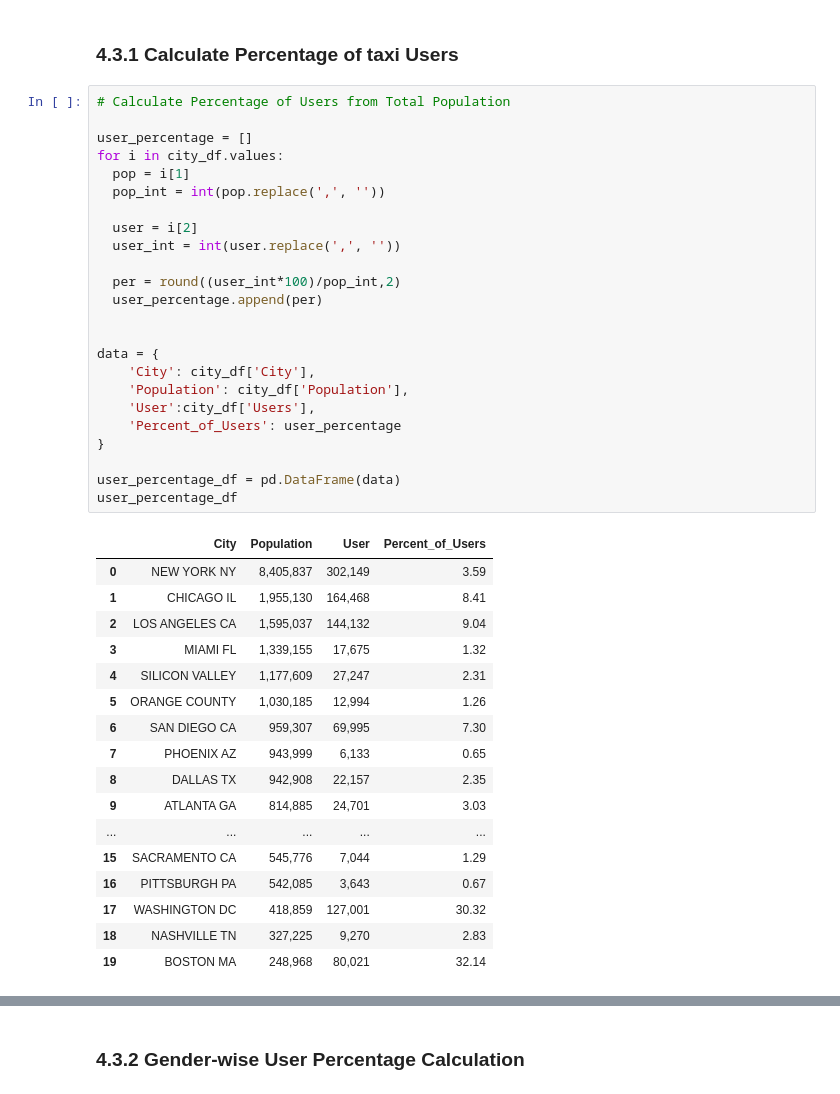
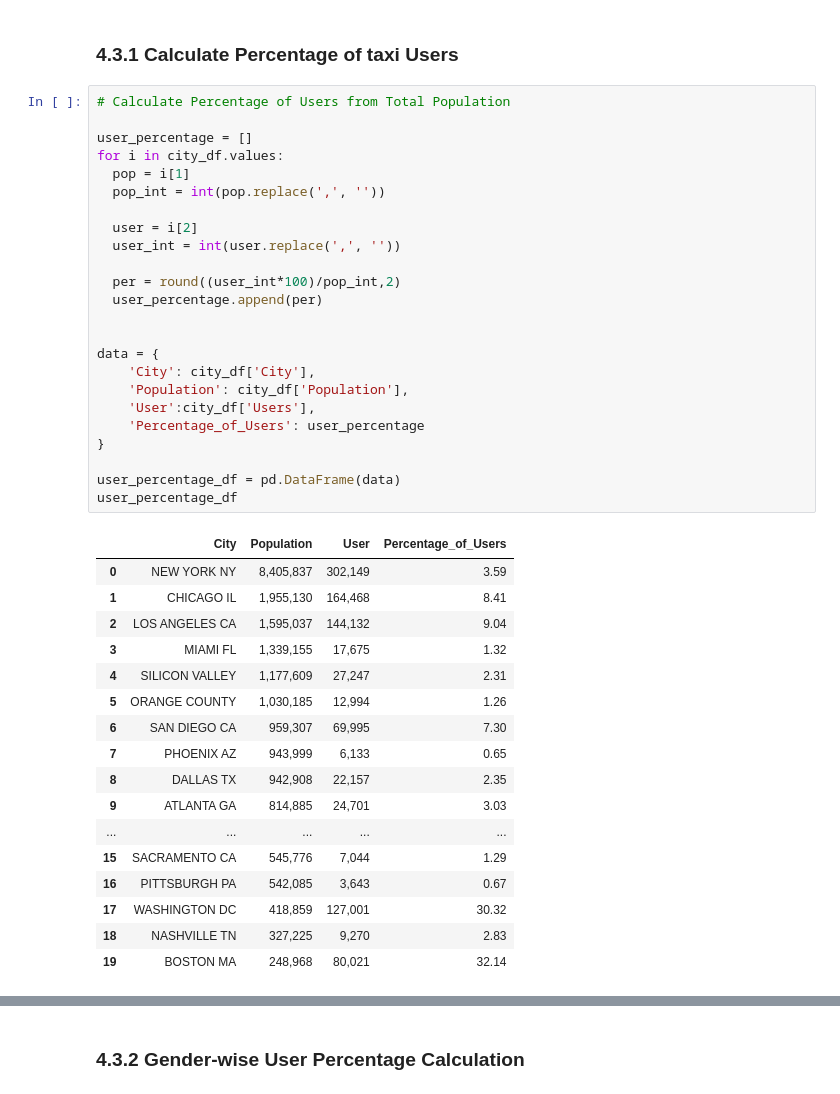
Before and after one commit to Madhvik-Bhalani/VC, a Jupyter notebook: week 2/EDA_Notebook.ipynb, the cells around one changed output, grey strips where cells are left out. Saved outputs shown, nothing was run; the diff lists cells and outputs as text.

```diff
--- a/week 2/EDA_Notebook.ipynb
+++ b/week 2/EDA_Notebook.ipynb
@@ -400,29 +400,29 @@ plt.show()
 # %%
 # Calculate Percentage of Users from Total Population
 
 user_percentage = []
 for i in city_df.values:
   pop = i[1]
   pop_int = int(pop.replace(',', ''))
 
   user = i[2]
   user_int = int(user.replace(',', ''))
 
   per = round((user_int*100)/pop_int,2)
   user_percentage.append(per)
 
 
 data = {
     'City': city_df['City'],
     'Population': city_df['Population'],
     'User':city_df['Users'],
-    'Percent_of_Users': user_percentage
+    'Percentage_of_Users': user_percentage
 }
 
 user_percentage_df = pd.DataFrame(data)
 user_percentage_df
 # %% [output]
-|  | City | Population | User | Percent_of_Users |
+|  | City | Population | User | Percentage_of_Users |
 | 0 | NEW YORK NY | 8,405,837 | 302,149 | 3.59 |
 | 1 | CHICAGO IL | 1,955,130 | 164,468 | 8.41 |
 | 2 | LOS ANGELES CA | 1,595,037 | 144,132 | 9.04 |
```
Also changed, not shown: parts of 3 cells of this notebook.
